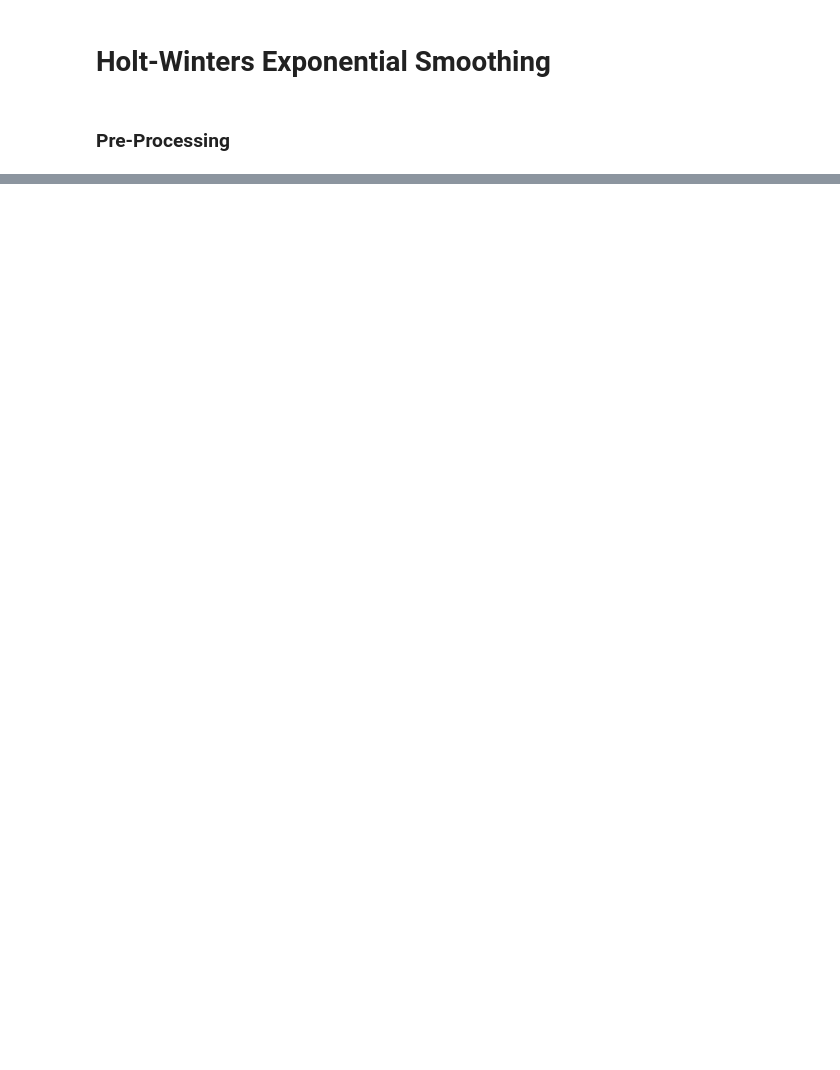
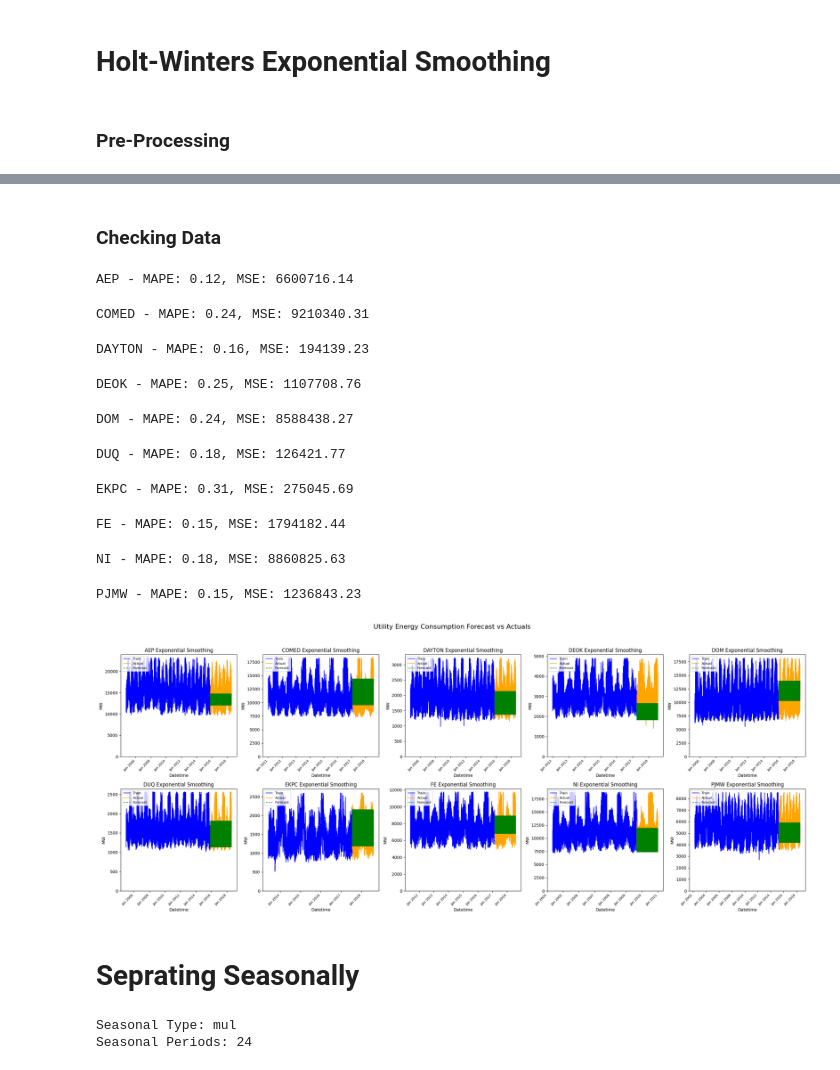
Before and after one commit to PriankaV/Energy-Consumption-Forecasting, a Jupyter notebook: ExponentialSmoothing.ipynb, the cells around one changed output, grey strips where cells are left out. Drawn from its saved outputs; the diff is of its cells as text; code cells hidden in the pictures; blank space fills up the shorter version.

Commit message:
Finished the Exponential Smoothing code

```diff
--- a/ExponentialSmoothing.ipynb
+++ b/ExponentialSmoothing.ipynb
@@ -60,0 +88,72 @@ ValueError: No objects to concatenate
+# %% [markdown]
+### Checking Data
+# %%
+# Create subplot grid
+fig, axes = plt.subplots(2, 5, figsize=(24, 10))
+axes = axes.flatten()
+
+# Set the figure title
+fig.suptitle("Utility Energy Consumption Forecast vs Actuals", fontsize=16)
+
+for idx, (utility, filename) in enumerate(utilities.items()):
+    try:
+        # Apply the smoothing and get train, test, and forecast data
+        train, test, forecast = apply_exponential_smoothing(filename, utility)
+
+        # Plot the train, test, and forecast values
+        axes[idx].plot(train.index, train, label='Train', color='blue', linewidth=1.2)
+        axes[idx].plot(test.index, test, label='Actual', color='orange', linewidth=1.2)
+        axes[idx].plot(test.index, forecast, label='Forecast', color='green', linestyle='--', linewidth=1.2)
+
+        # Set title, labels, and limits
+        axes[idx].set_title(f'{utility} Exponential Smoothing', fontsize=12)
+        axes[idx].set_xlabel('Datetime', fontsize=10)
+        axes[idx].set_ylabel('MW', fontsize=10)
+        axes[idx].set_ylim(bottom=0)  # Ensure the y-axis starts at zero for consistency
+
+        # Improve x-axis formatting for better readability
+        locator = AutoDateLocator()
+        axes[idx].xaxis.set_major_locator(locator)
+        axes[idx].xaxis.set_major_formatter(DateFormatter('%b %Y'))
+        plt.setp(axes[idx].xaxis.get_majorticklabels(), rotation=45, ha="right", fontsize=8)
+
+        # Set the legend position to minimize overlap with the data
+        axes[idx].legend(loc='upper left', fontsize=8)
+
+    except FileNotFoundError as fnf_error:
+        print(f"Error processing {utility}: {fnf_error}")
+        axes[idx].set_title(f"{utility} - File Not Found", fontsize=12)
+        axes[idx].axis('off')  # Turn off axis if data is not available
+    except Exception as e:
+        print(f"Unexpected error processing {utility}: {str(e)}")
+        axes[idx].set_title(f"{utility} - Error", fontsize=12)
+        axes[idx].axis('off')  # Turn off axis if data is not available
+
+# Adjust layout to ensure titles and labels do not overlap
+plt.tight_layout(rect=[0, 0, 1, 0.95])
+plt.show()
+# %% [output]
+AEP - MAPE: 0.12, MSE: 6600716.14
+COMED - MAPE: 0.24, MSE: 9210340.31
+DAYTON - MAPE: 0.16, MSE: 194139.23
+DEOK - MAPE: 0.25, MSE: 1107708.76
+DOM - MAPE: 0.24, MSE: 8588438.27
+DUQ - MAPE: 0.18, MSE: 126421.77
+EKPC - MAPE: 0.31, MSE: 275045.69
+FE - MAPE: 0.15, MSE: 1794182.44
+NI - MAPE: 0.18, MSE: 8860825.63
+PJMW - MAPE: 0.15, MSE: 1236843.23
+[figure, added]
+# %% [markdown]
+# Seprating Seasonally
+# %%
+#Set up the seasonal component
+seasonal_periods = 24  #For hourly data with daily seasonality, set to 24
+seasonal_type = "mul"  #Switched to multiplicative component to handle varying seasonal patterns
+
+#Print out seasonal parameters to confirm
+print(f"Seasonal Type: {seasonal_type}")
+print(f"Seasonal Periods: {seasonal_periods}")
+# %% [output]
+Seasonal Type: mul
+Seasonal Periods: 24
```
Also changed, not shown: parts of 11 cells of this notebook.
